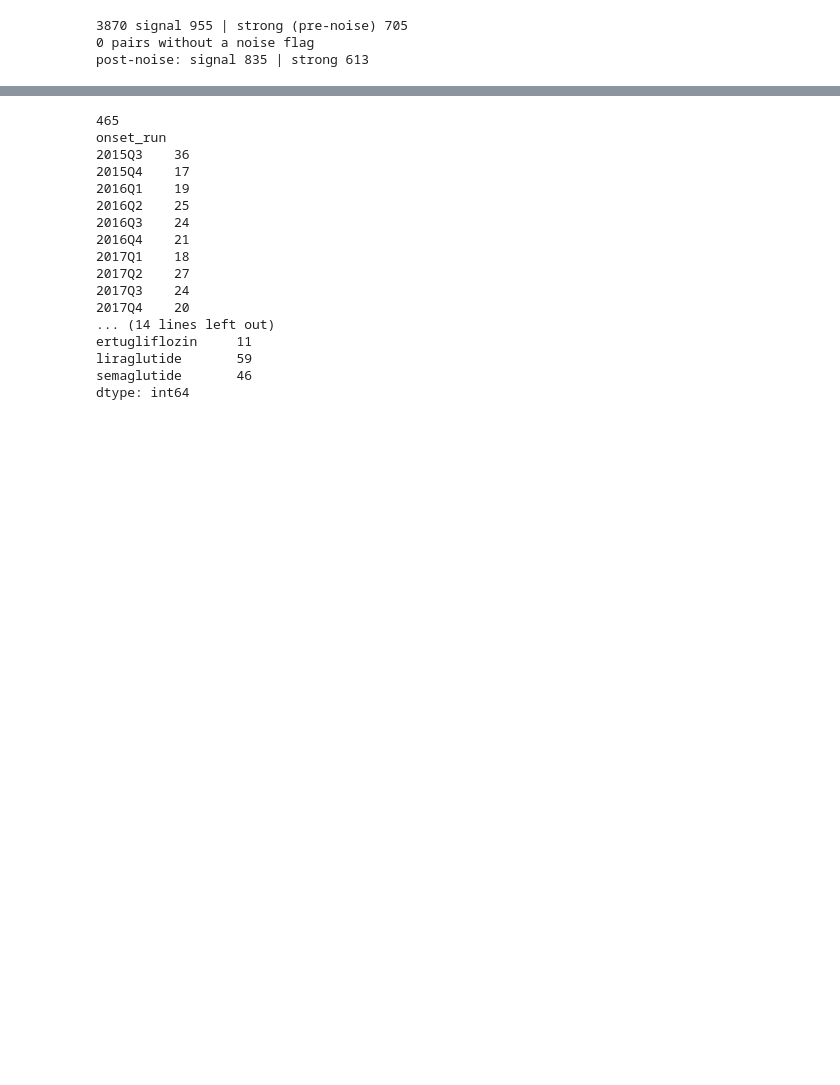
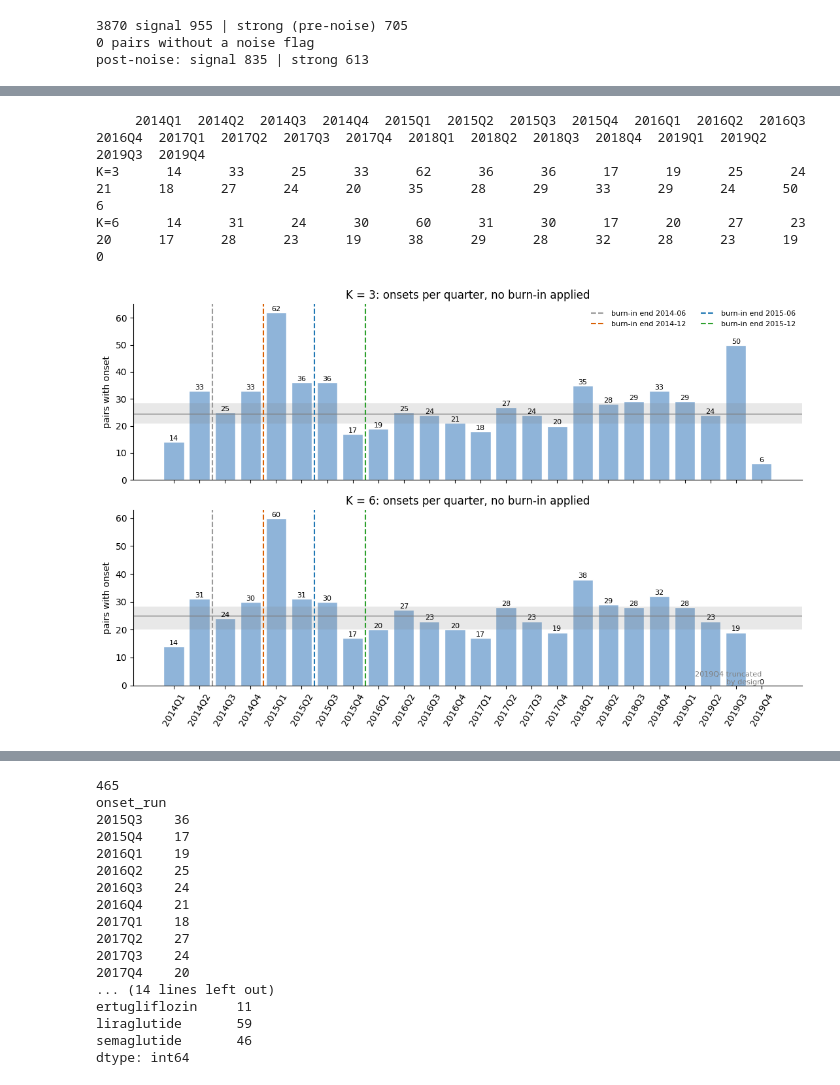
Before and after one commit to ShymaShameer/Signal2Label, a Jupyter notebook: notebooks/05_Forecasting.ipynb, the cells around one changed output, grey strips where cells are left out. Cells and saved outputs as stored; diff of their text form; code cells hidden in the pictures; blank space fills up the shorter version.

```diff
--- a/notebooks/05_Forecasting.ipynb
+++ b/notebooks/05_Forecasting.ipynb
@@ -95,0 +134,3 @@ counts_by_drug
+# %%
+sig = pd.read_csv(SIG_DIR / "sig_final.csv")
+res_raw = pd.read_csv(SIG_DIR / "res_raw.csv")
@@ -205,5 +251,0 @@ The last month has 955 signals, equal to the 955 in v_pair_stats. This is the pr
-# %%
-e = con.sql("""SELECT ingredient, pt, a,
-               n_exp * n_event_all::DOUBLE / N AS E_try FROM pair_counts""").df()
-m = e.merge(res_raw[["ingredient","pt","E"]], on=["ingredient","pt"])
-print(len(m), (abs(m.E - m.E_try) / m.E).describe())
@@ -361,7 +420,7 @@ fl["strong"] = fl.signal & (fl.EB05 >= 2)
 lastm = fl[fl.m == fl.m.max()]
 print(len(lastm), "signal", lastm.signal.sum(), "| strong (pre-noise)", lastm.strong.sum())
 
-noise = pd.read_csv("outputs/signal_identification_v1/sig_final.csv",
+noise = pd.read_csv(SIG_DIR / "sig_final.csv",
                     usecols=["ingredient","pt","is_noise"])
 lm = lastm.merge(noise, on=["ingredient","pt"], how="left")
 print(lm.is_noise.isna().sum(), "pairs without a noise flag")
@@ -468,0 +557,9 @@ choices made: K = 3 primary, The primary choice is 2015-06, censored pairs exclu
+# %%
+for be in ["2014-12-01", "2015-06-01"]:
+    l3 = make_labels(g, months, 3, be).set_index("pair")
+    l6 = make_labels(g, months, 6, be).set_index("pair")
+    em3 = l3[l3.status == "emerging"].join(l6.status.rename("status_at_K6"))
+    print(f"burn-in {be[:7]}: {len(em3)} emerging at K=3 ->")
+    print(em3.status_at_K6.value_counts().to_string(), "\n")
+# 'censored' = became strong too recently to finish a 6-month run (right edge)
+# 'never'    = flickered: strong 3-5 months in a row, never 6
@@ -468,0 +596,29 @@ choices made: K = 3 primary, The primary choice is 2015-06, censored pairs exclu
+# %%
+raw = {K: make_labels(g, months, K, burn_in_end="2013-12-01") for K in (3, 6)}   # burn-in off
+allq = pd.period_range("2014Q1", "2019Q4", freq="Q")
+cnt = {K: (raw[K][raw[K].status == "emerging"].onset_run.dt.to_period("Q")
+           .value_counts().sort_index().reindex(allq, fill_value=0)) for K in raw}
+print(pd.DataFrame({f"K={K}": cnt[K] for K in cnt}).T.to_string())
+
+cand = {"2014-06": "#999999", "2014-12": "#d95f02", "2015-06": "#1f77b4", "2015-12": "#2ca02c"}
+fig, ax = plt.subplots(2, 1, figsize=(11, 7), sharex=True)
+for a_, K in zip(ax, (3, 6)):
+    c = cnt[K]
+    a_.bar(range(len(c)), c.values, color="#8fb4d9", edgecolor="white")
+    steady = c.loc["2016Q1":"2018Q4"]
+    a_.axhspan(steady.quantile(.25), steady.quantile(.75), color="grey", alpha=.18, lw=0)
+    a_.axhline(steady.median(), color="grey", lw=1)
+    for be, col in cand.items():
+        x = c.index.get_loc(pd.Period(be, "Q")) + 0.5
+        a_.axvline(x, ls="--", color=col, lw=1.5, label=f"burn-in end {be}")
+    a_.set_ylabel("pairs with onset"); a_.set_title(f"K = {K}: onsets per quarter, no burn-in applied")
+    for i, v in enumerate(c.values): a_.text(i, v + .5, str(v), ha="center", fontsize=8)
+ax[0].legend(frameon=False, ncol=2, fontsize=8)
+ax[1].set_xticks(range(len(allq))); ax[1].set_xticklabels(allq.astype(str), rotation=60)
+ax[1].text(len(allq) - 1, 0.5, "2019Q4 truncated\nby design", ha="right", fontsize=8, color="grey")
+save("08a_onsets_raw_by_quarter")
+# %% [output]
+     2014Q1  2014Q2  2014Q3  2014Q4  2015Q1  2015Q2  2015Q3  2015Q4  2016Q1  2016Q2  2016Q3  2016Q4  2017Q1  2017Q2  2017Q3  2017Q4  2018Q1  2018Q2  2018Q3  2018Q4  2019Q1  2019Q2  2019Q3  2019Q4
+K=3      14      33      25      33      62      36      36      17      19      25      24      21      18      27      24      20      35      28      29      33      29      24      50       6
+K=6      14      31      24      30      60      31      30      17      20      27      23      20      17      28      23      19      38      29      28      32      28      23      19       0
+[figure, added]
```
Also changed, not shown: parts of 232 cells of this notebook, 6 other files.
